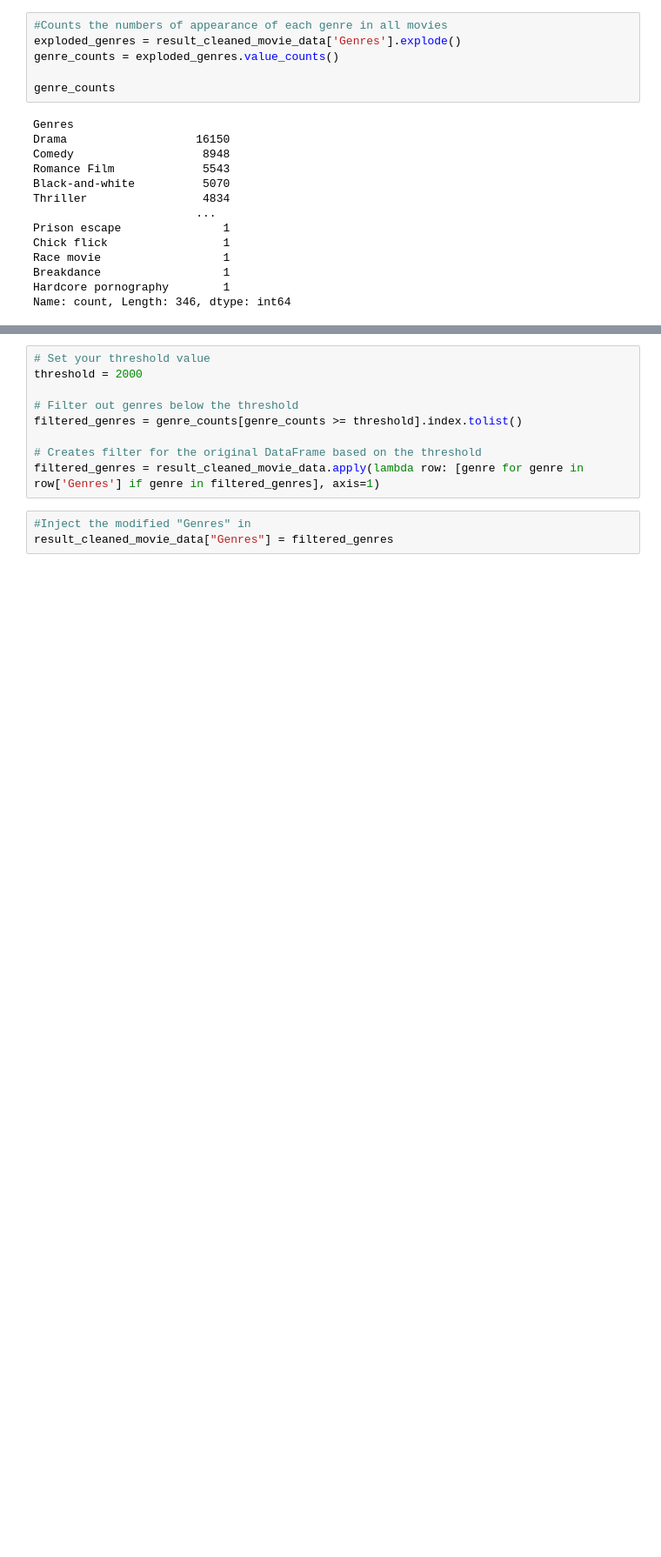
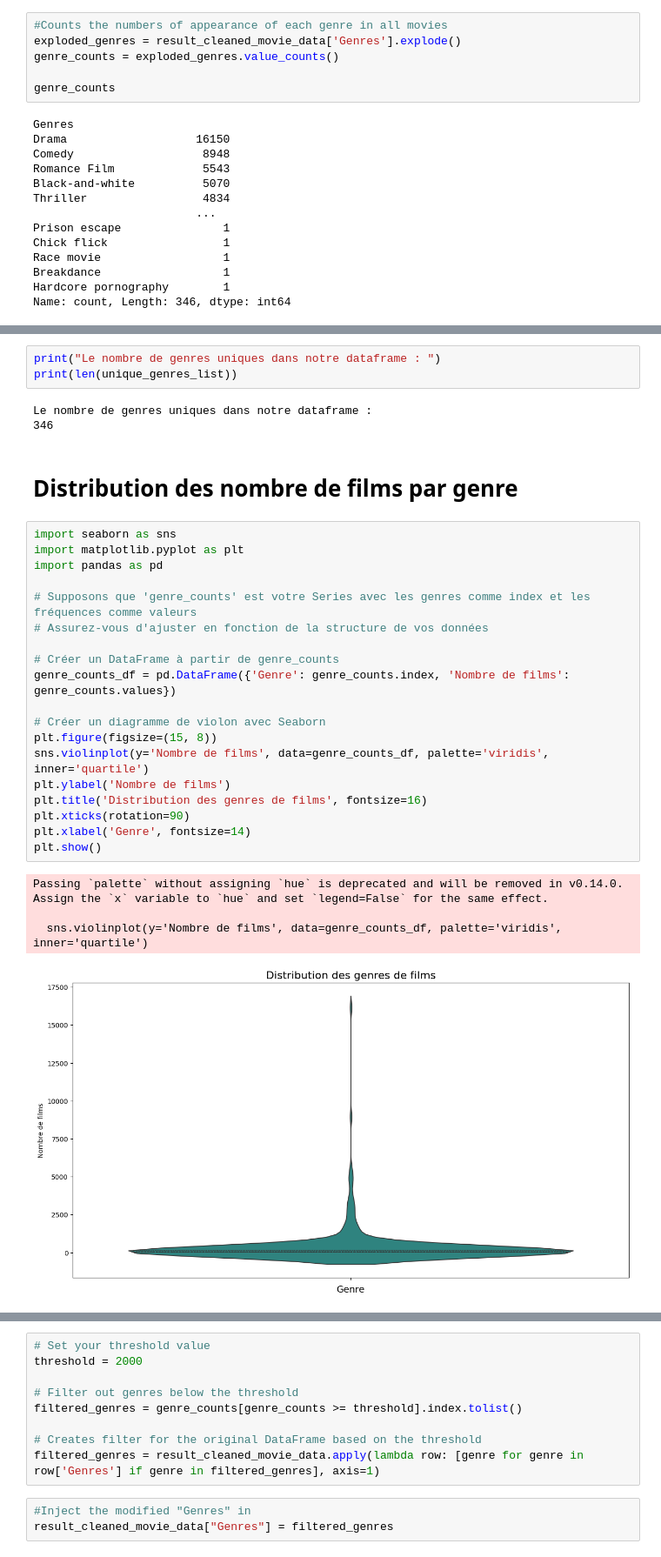
Before and after one commit to epfl-ada/ada-2023-project-fauttrouverunnompourada, a Jupyter notebook: Yaniss_code.ipynb, the cells around one changed output, grey strips where cells are left out. Shown at 87% size. Saved outputs shown, nothing was run; the diff lists cells and outputs as text; blank space fills up the shorter version.

```diff
--- a/Yaniss_code.ipynb
+++ b/Yaniss_code.ipynb
@@ -172,0 +200,32 @@ Name: count, Length: 346, dtype: int64
+# %%
+print("Le nombre de genres uniques dans notre dataframe : ")
+print(len(unique_genres_list))
+# %% [output]
+Le nombre de genres uniques dans notre dataframe :
+346
+# %% [markdown]
+# Distribution des nombre de films par genre
+# %%
+import seaborn as sns
+import matplotlib.pyplot as plt
+import pandas as pd
+
+# Supposons que 'genre_counts' est votre Series avec les genres comme index et les fréquences comme valeurs
+# Assurez-vous d'ajuster en fonction de la structure de vos données
+
+# Créer un DataFrame à partir de genre_counts
+genre_counts_df = pd.DataFrame({'Genre': genre_counts.index, 'Nombre de films': genre_counts.values})
+
+# Créer un diagramme de violon avec Seaborn
+plt.figure(figsize=(15, 8))
+sns.violinplot(y='Nombre de films', data=genre_counts_df, palette='viridis', inner='quartile')
+plt.ylabel('Nombre de films')
+plt.title('Distribution des genres de films', fontsize=16)
+plt.xticks(rotation=90)
+plt.xlabel('Genre', fontsize=14)
+plt.show()
+# %% [output]
+Passing `palette` without assigning `hue` is deprecated and will be removed in v0.14.0. Assign the `x` variable to `hue` and set `legend=False` for the same effect.
+
+  sns.violinplot(y='Nombre de films', data=genre_counts_df, palette='viridis', inner='quartile')
+[figure, added]
```
Also changed, not shown: parts of 12 cells of this notebook.
